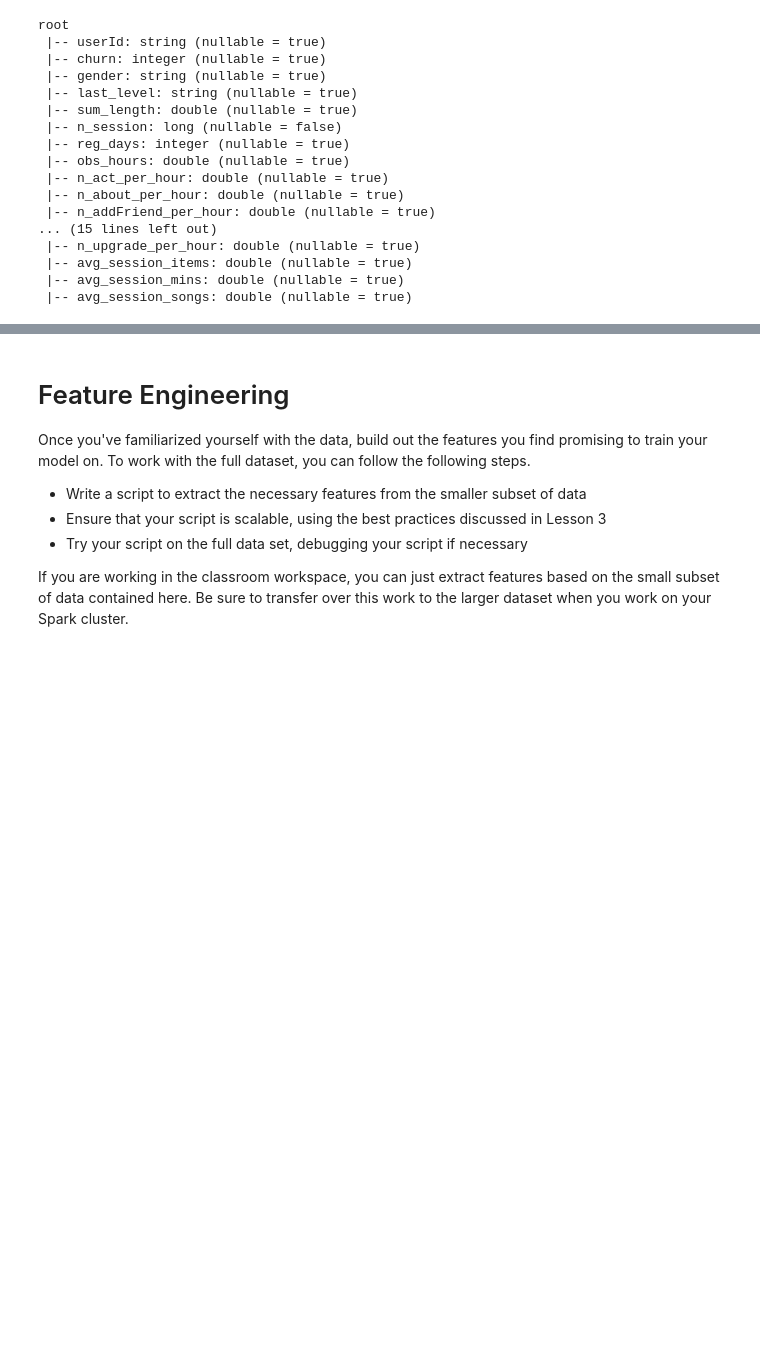
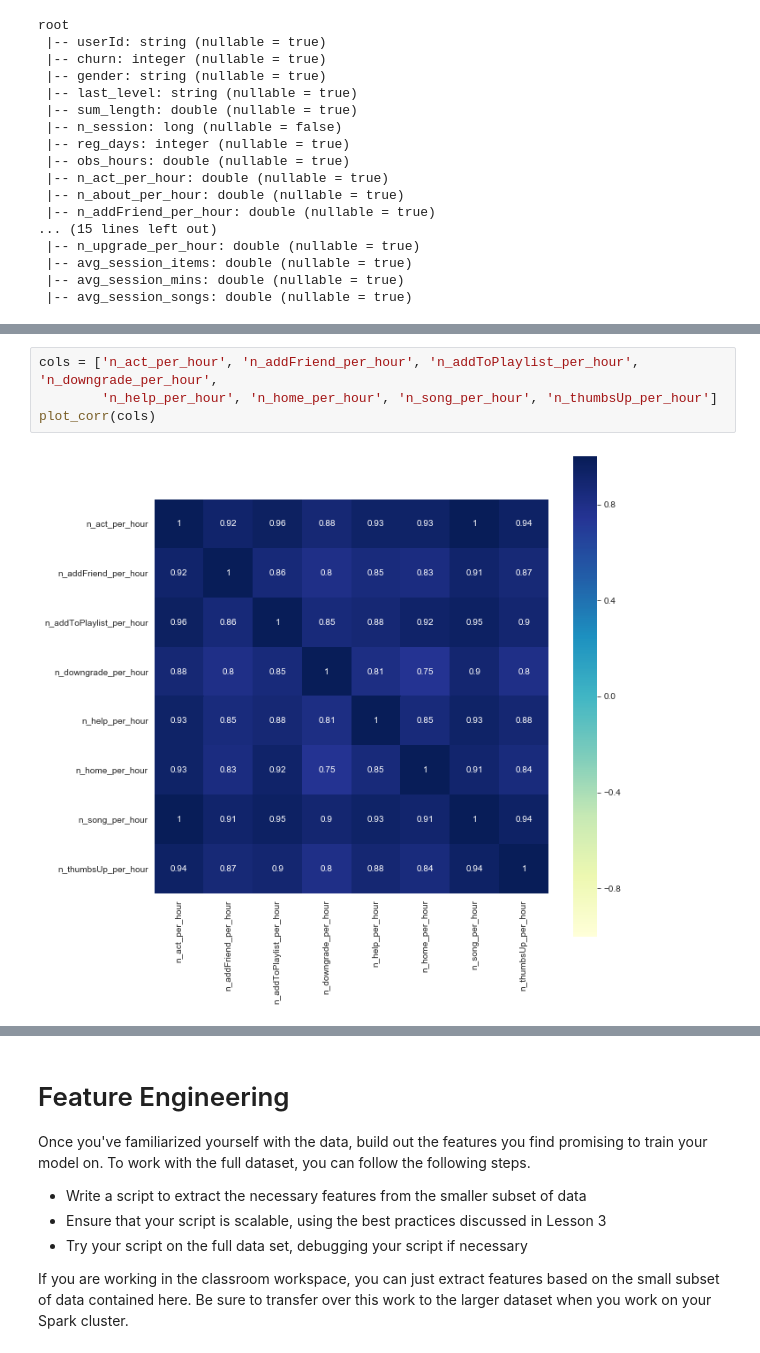
Before and after one commit to silviaclaire/sparkify, a Jupyter notebook: Sparkify.ipynb, the cells around one changed output, grey strips where cells are left out. Saved outputs shown, nothing was run; the diff lists cells and outputs as text; blank space fills up the shorter version.

```diff
--- a/Sparkify.ipynb
+++ b/Sparkify.ipynb
@@ -460,0 +537,6 @@ root
+# %%
+cols = ['n_act_per_hour', 'n_addFriend_per_hour', 'n_addToPlaylist_per_hour', 'n_downgrade_per_hour',
+        'n_help_per_hour', 'n_home_per_hour', 'n_song_per_hour', 'n_thumbsUp_per_hour']
+plot_corr(cols)
+# %% [output]
+[figure, added]
```
Also changed, not shown: parts of 16 cells of this notebook.
